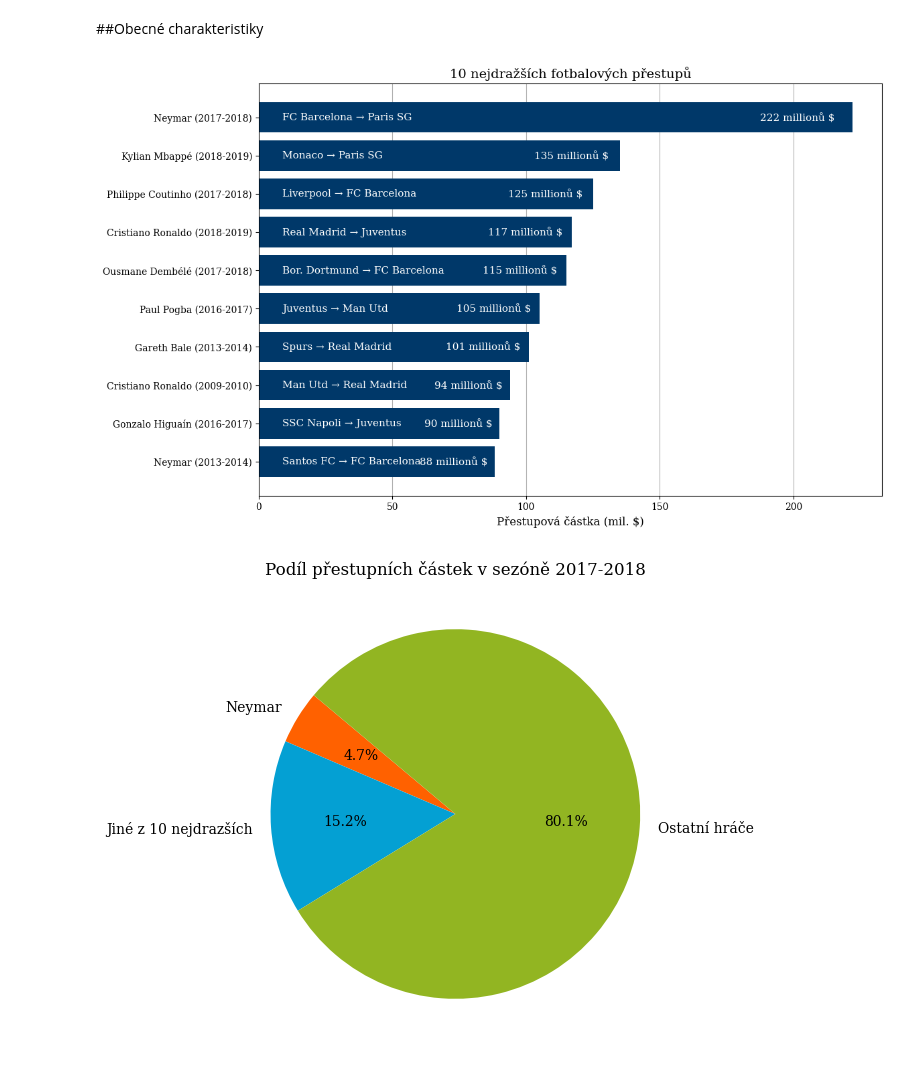
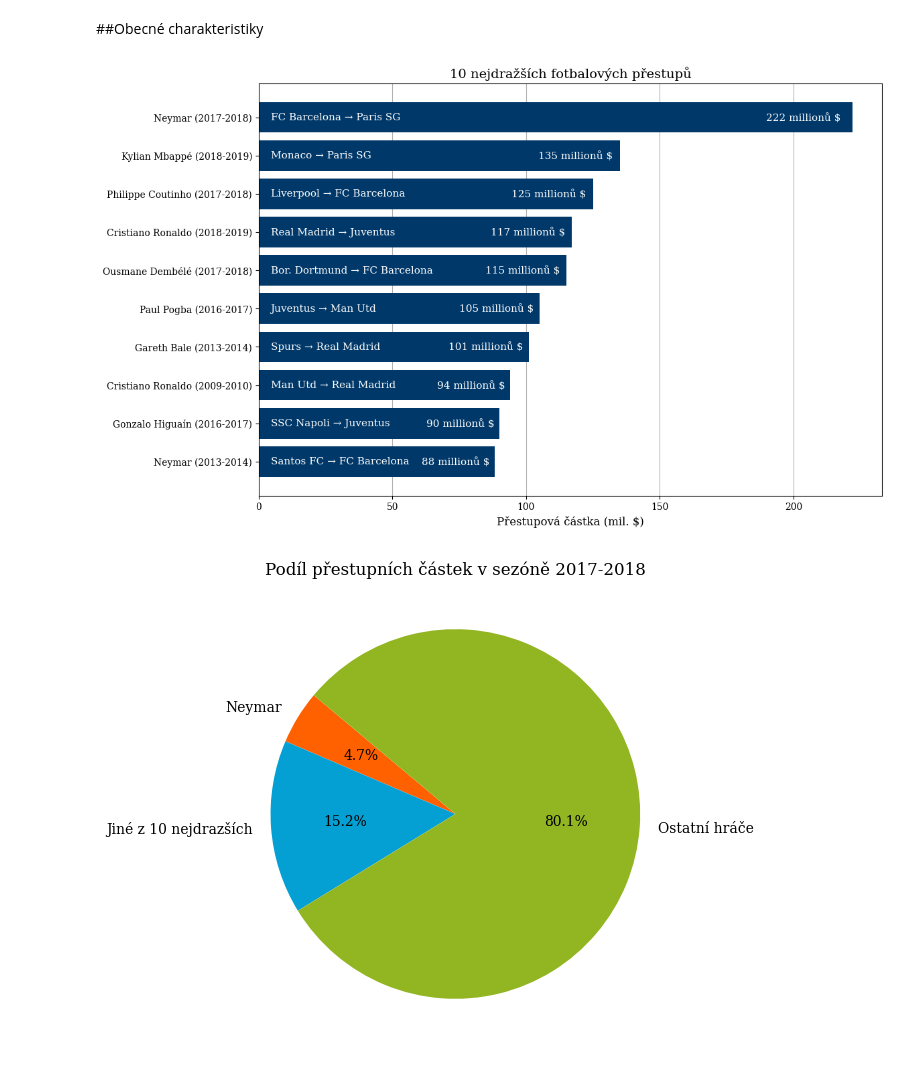
Before and after one commit to NikolayKutukov/csob_case_study, a Jupyter notebook: case_study.ipynb, the cells around one changed output. Saved outputs shown, nothing was run; the diff lists cells and outputs as text; code cells hidden in the pictures.

```diff
--- a/case_study.ipynb
+++ b/case_study.ipynb
@@ -394,25 +394,25 @@ plt.show()
 # %%
 #@title Tento graf poskytuje přehled deseti nejdražších přestupů do sezóny 2018-2019
 top_transfers = data_cl.sort_values(by='Přestupová částka', ascending=False).head(10)
 top_transfers = top_transfers.sort_values(by='Přestupová částka')
 top_transfers['Jméno_unique'] = top_transfers['Jméno'] + ' (' + top_transfers['Sezóna'] + ')'
 plt.figure(figsize=(12, 8))
 
 plt.barh(y = top_transfers['Jméno_unique'], width=top_transfers['Přestupová částka'], color = csob_dark_blue, zorder=2)
 plt.xlabel('Přestupová částka (mil. $)', fontsize=12)
-fixed_position = min(top_transfers['Přestupová částka']) * 0.1
+fixed_position = min(top_transfers['Přestupová částka']) * 0.05
 for index, value in enumerate(top_transfers['Přestupová částka']):
     plt.text(fixed_position, index,
              str(top_transfers['Původní tým'].iloc[index]) + ' → ' + str(top_transfers['Nový tým'].iloc[index]),
              va='center', color = 'white', fontsize=11)
 for index, value in enumerate(top_transfers['Přestupová částka']):
-    plt.text(value - value*0.03, index, str(int(value)) + ' millionů $', va='center', ha='right',
+    plt.text(value - value*0.02, index, str(int(value)) + ' millionů $', va='center', ha='right',
              color='white', fontsize=11)
 plt.title('10 nejdražších fotbalových přestupů', fontsize = 14)
 plt.grid(axis= 'x', zorder = 0)
 plt.show()
 # %% [output]
-[figure, old version]
+[figure, new version]
 # %%
 #@title Podívejme se na údaje o přestupech v sezóně 2017-2018, kdy došlo k nejdražšímu přestupu v historii.
 season_data = data_cl[data_cl['Sezóna'] == '2017-2018']
```
Also changed, not shown: parts of 4 cells of this notebook, 1 other file.
